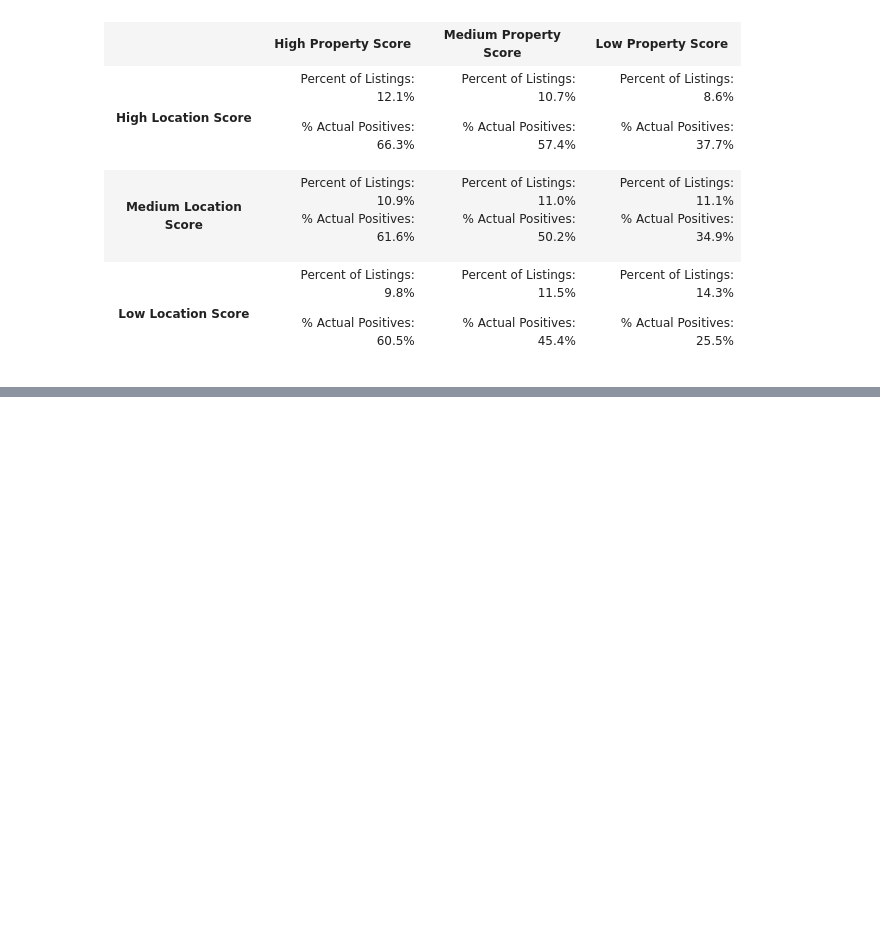
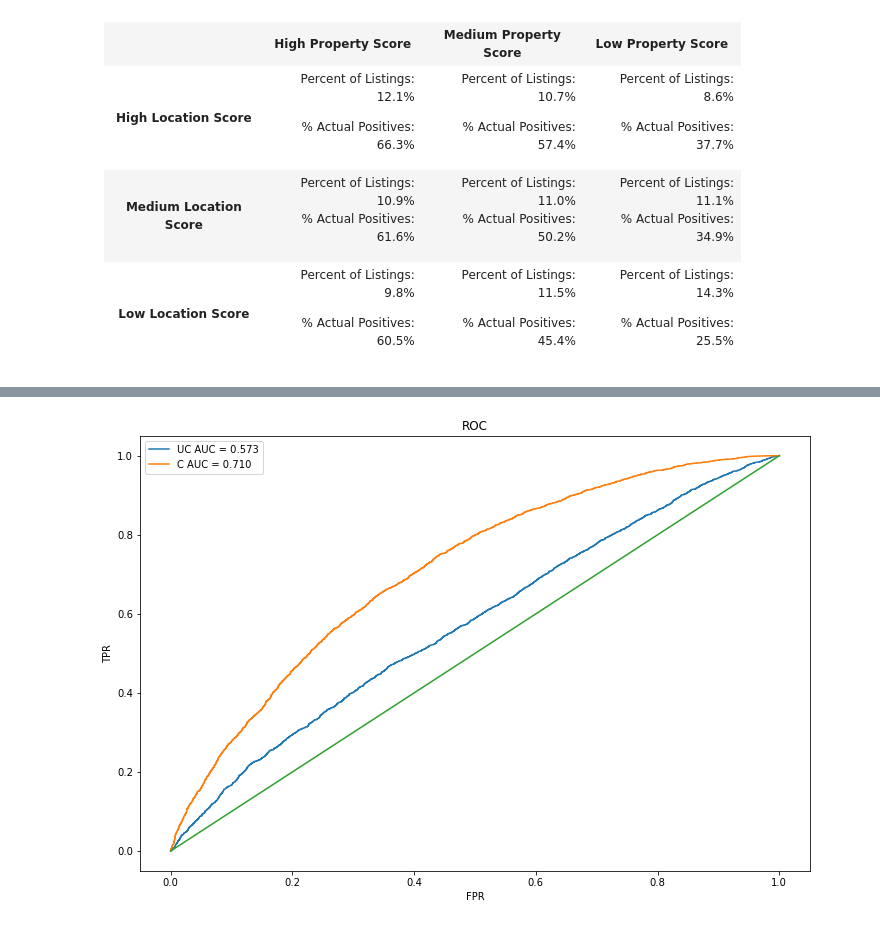
Before and after one commit to audreychu/Airbnb_Optimization, a Jupyter notebook: Decision Tree Tuning.ipynb, the cells around one changed output, grey strips where cells are left out. Cells and saved outputs as stored; diff of their text form; code cells hidden in the pictures; blank space fills up the shorter version.

```diff
--- a/Decision Tree Tuning.ipynb
+++ b/Decision Tree Tuning.ipynb
@@ -798,0 +1002,50 @@ statistics
+# %%
+#Train the location model and the property model on the Train dataset using best model parameters
+
+
+uncontrollable_columns = UC_Sampled.drop(columns='Label').columns
+rf_uncontrollable = RandomForestClassifier(criterion='entropy', n_estimators=200,
+                                    max_features=11, oob_score=True,min_samples_leaf=61,min_samples_split=1402)
+fit = rf_uncontrollable.fit(X_train[uncontrollable_columns], Y_train)
+
+controllable_columns = df_controllable_sampled.drop(columns='Label').columns
+rf_controllable = RandomForestClassifier(criterion='entropy', max_features=8,
+                       min_samples_split=100, n_estimators=160)
+fit = rf_controllable.fit(X_train[controllable_columns], Y_train)
+# %%
+#Plot ROC curves of the two models
+
+import matplotlib.pyplot as plt
+%matplotlib inline
+from sklearn import linear_model, svm, metrics
+
+predictions_rf_uc = rf_uncontrollable.predict_proba(X_test[uncontrollable_columns])[:,1]
+predictions_rf_c = rf_controllable.predict_proba(X_test[controllable_columns])[:,1]
+
+
+plt.figure(figsize=(12,8))
+
+#Plot LR ROC/AUC
+fpr, tpr, thresholds = metrics.roc_curve(Y_test, predictions_rf_uc)
+auc = metrics.auc(fpr,tpr)
+label = "UC AUC = %.3f"%auc
+plt.plot(fpr,tpr,label = label)
+
+#Plot LR ROC/AUC
+fpr, tpr, thresholds = metrics.roc_curve(Y_test, predictions_rf_c)
+auc = metrics.auc(fpr,tpr)
+label = "C AUC = %.3f"%auc
+plt.plot(fpr,tpr,label = label)
+
+
+#Plot 45 degree line
+plt.plot([0,1],[0,1])
+
+plt.title('ROC')
+plt.xlabel('FPR')
+plt.ylabel('TPR')
+plt.legend()
+
+plt.show()
+# %% [output]
+[figure, added]
```
Also changed, not shown: parts of 27 cells of this notebook.
